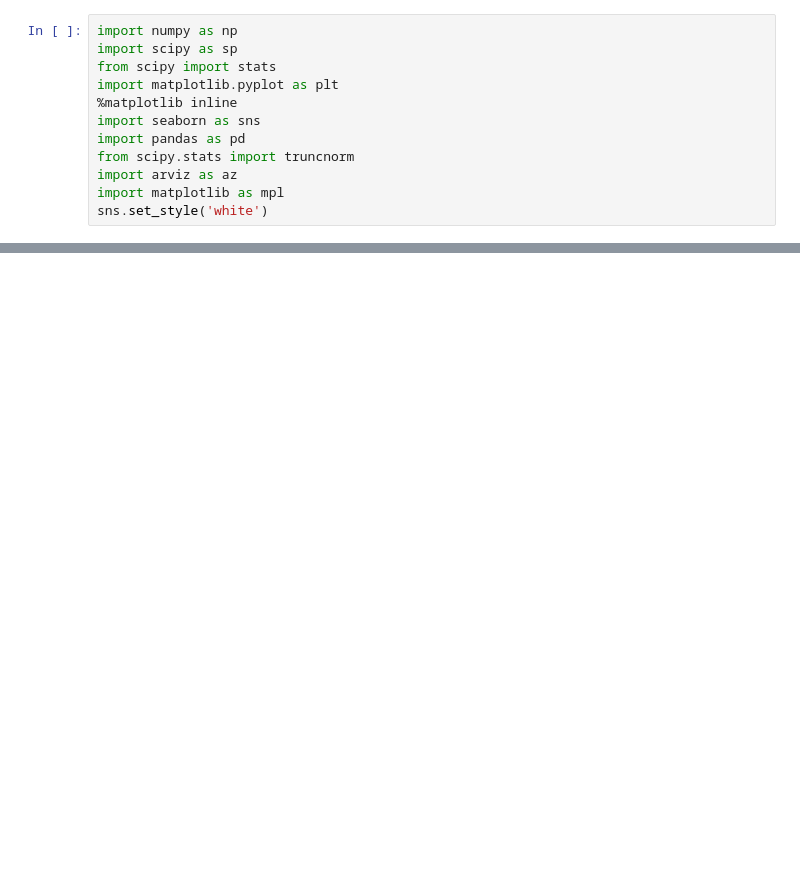
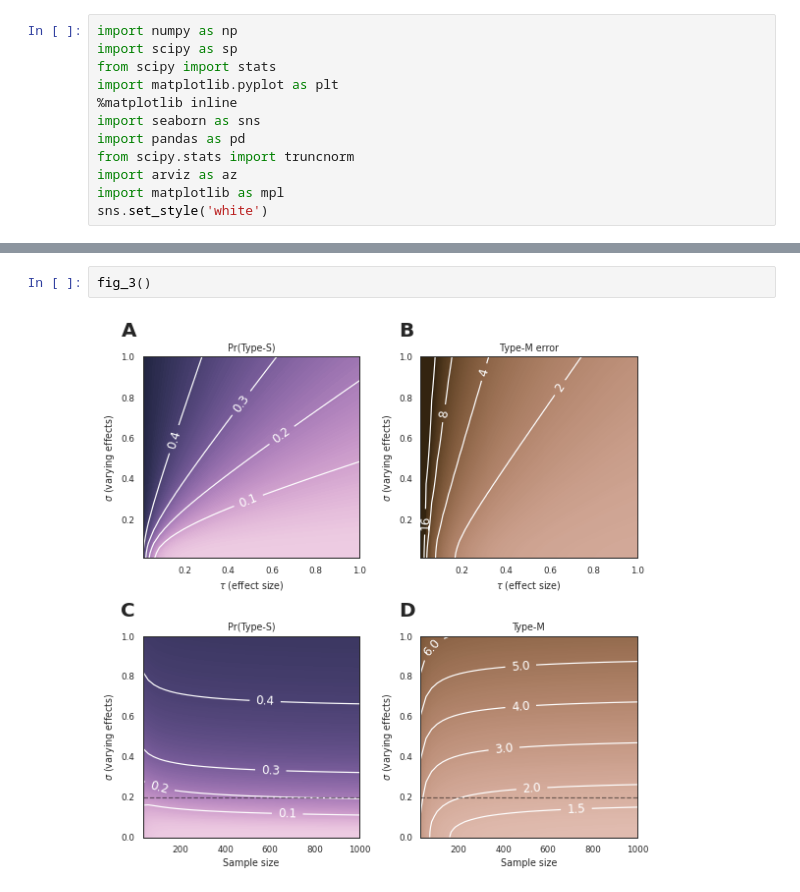
Before and after one commit to josephbb/ReplicationSurveys, a Jupyter notebook: Theory.ipynb, the cells around one changed output, grey strips where cells are left out. Saved outputs shown, nothing was run; the diff lists cells and outputs as text; blank space fills up the shorter version.

```diff
--- a/Theory.ipynb
+++ b/Theory.ipynb
@@ -97,0 +40,4 @@ Z2 = type_s_vec(X, Y,1,N,.05)
+# %%
+fig_3()
+# %% [output]
+[figure, added]
```
Also changed, not shown: parts of 26 cells of this notebook, 4 other files.
